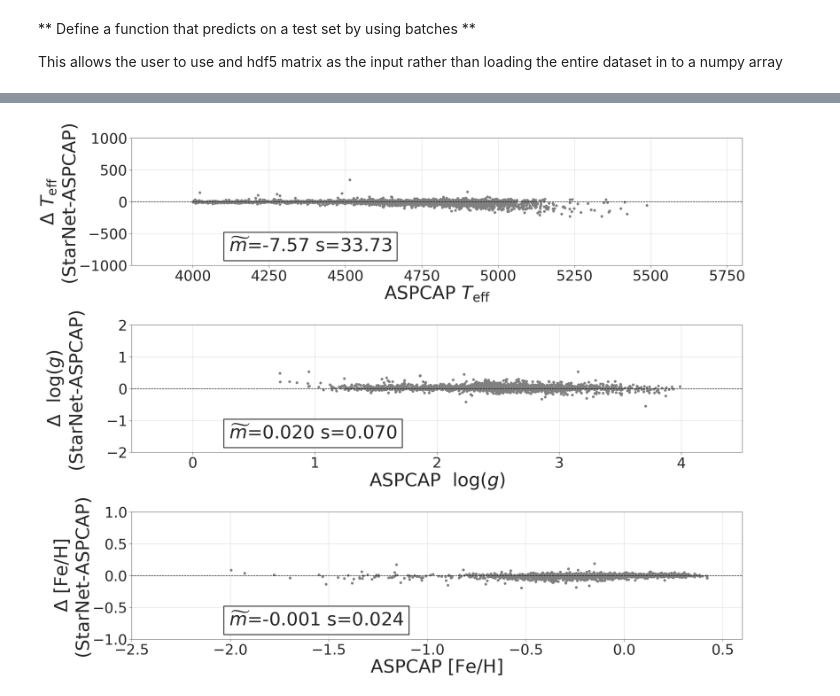
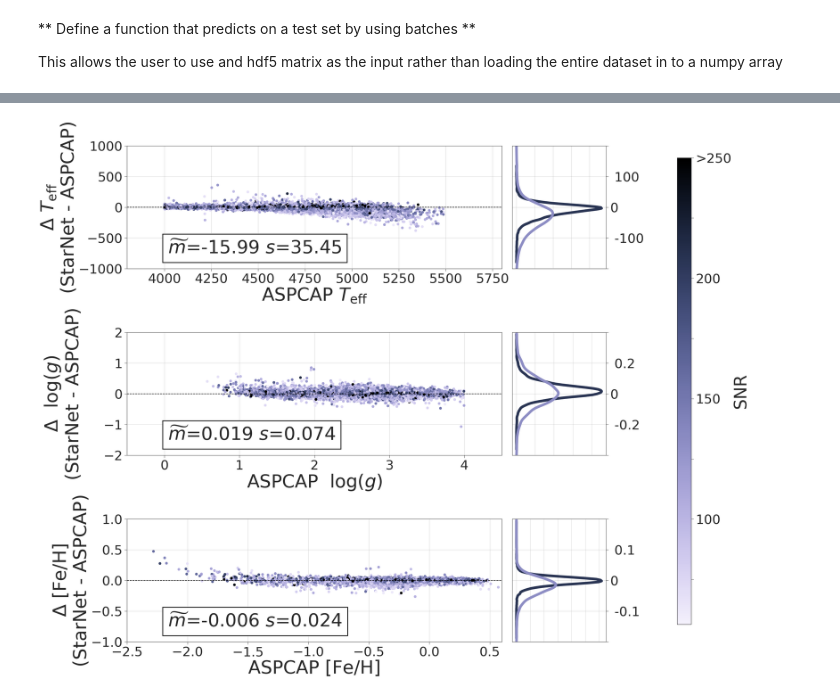
Before and after one commit to astroai/starnet, a Jupyter notebook: 5_Test_Model.ipynb, the cells around one changed output, grey strips where cells are left out. Saved outputs shown, nothing was run; the diff lists cells and outputs as text; code cells hidden in the pictures.

```diff
--- a/5_Test_Model.ipynb
+++ b/5_Test_Model.ipynb
@@ -18,7 +17,7 @@ import h5py
 import time
 from matplotlib import gridspec
 
-datadir = '/data/stars/'#'/home/ubuntu/starnet_data/'
+datadir = '/home/ubuntu/starnet_data/'
 # %% [output]
 Using TensorFlow backend.
 # %% [markdown]
@@ -46,9 +45,7 @@ def get_data(filename):
 # %% [markdown]
 **Load test data and model**
 # %%
-test_1_ap_ids, test_1_snr, test_1_spectra, test_1_labels = get_data('high_snr_test_data.h5')
-print('High S/N test set contains '  + str(len(test_1_spectra))+' stars')
-test_2_ap_ids, test_2_snr, test_2_spectra, test_2_labels = get_data('low_snr_test_data.h5')
-print('Low S/N test set contains '  + str(len(test_2_spectra))+' stars')
+test_ap_ids, test_snr, test_spectra, test_labels = get_data('test_data.h5')
+print('Test set contains '  + str(len(test_spectra))+' stars')
 model = keras.models.load_model(datadir + 'starnet_cnn.h5')
 # %% [output]
@@ -72,6 +68,5 @@ def batch_predictions(model, spectra, batch_size, denormalize):
 # %%
 time1 = time.time()
-test_1_pred = batch_predictions(model, test_1_spectra, 500, denormalize)
-test_2_pred = batch_predictions(model, test_2_spectra, 500, denormalize)
-print("{0:.2f}".format(time.time()-time1)+' seconds to make '+str(len(test_1_spectra)+len(test_2_spectra))+' predictions')
+test_predictions = batch_predictions(model, test_spectra, 500, denormalize)
+print("{0:.2f}".format(time.time()-time1)+' seconds to make '+str(len(test_spectra))+' predictions')
 # %% [output]
@@ -89,52 +84,104 @@ plt.rcParams['axes.grid']=True
 plt.rcParams['grid.color']='gray'
 plt.rcParams['grid.alpha']='0.4'
 # %%
-all_targets = test_1_labels
-all_pred = test_1_pred
+all_targets = test_labels
+all_pred = test_predictions
+z = test_snr
+z[z>250]=250
 
 x_lab='ASPCAP'
 y_lab='StarNet'
+
 
 resid = all_pred - all_targets
 bias = np.median(resid, axis=0)
 scatter = np.std(resid, axis=0)
 
-#r2 = r2_score(all_targets, all_pred,multioutput='raw_values')
+indices_a = np.where(z>=150)
+indices_b = np.where(z<100)
+resid_a = resid[indices_a,:]
+resid_b = resid[indices_b,:]
+
+
+cmap = sns.cubehelix_palette(8, start=2.8, rot=.1, dark=0, light=.95, as_cmap=True)
 
 lims = [[(3800,5800),(-0.50,4.50),(-2.5,0.6)],[(-1000,1000),(-2.0,2.0),(-1.,1.)]]
+ditribution_lims = [(-200,200),(-0.4,0.4),(-0.2,0.2)]
 
 fig = plt.figure(figsize=(38, 30))
-gs = gridspec.GridSpec(3, 1)
+gs = gridspec.GridSpec(3, 2,  width_ratios=[4., 1])
+
 
 for i in range(num_labels):
 
     ax0 = plt.subplot(gs[i,0])
-    points = ax0.scatter(all_targets[:,i], resid[:,i], c='gray', s=100)
+    points = ax0.scatter(all_targets[:,i], resid[:,i], c=z, s=100, cmap=cmap)
 
-    ax0.set_xlabel(x_lab + ' ' + label_names[i], fontsize=70)
+    ax0.set_xlabel('ASPCAP ' + label_names[i], fontsize=70)
     if i==1:
-        ax0.set_ylabel('$\Delta$ ' + label_names[i] + '\n('+y_lab+'-'+x_lab+')\n', fontsize=70)
+        ax0.set_ylabel('$\Delta$ ' + label_names[i]+ '\n('+y_lab+' - '+x_lab+')\n', fontsize=70)
     else:
-        ax0.set_ylabel('$\Delta$ ' + label_names[i] + '\n('+y_lab+'-'+x_lab+')', fontsize=70)
+        ax0.set_ylabel('$\Delta$ ' + label_names[i]+ '\n('+y_lab+' - '+x_lab+')', fontsize=70)
 
-    ax0.tick_params(labelsize=55,width=1,length=10)
+    ax0.tick_params(labelsize=50, width=1, length=10)
     ax0.set_xlim(lims[0][i])
     ax0.set_ylim(lims[1][i])
     ax0.plot([lims[0][i][0],lims[0][i][1]], [0,0], 'k--', lw=2)
 
+    xmin, xmax = ditribution_lims[i]
 
-    bbox_props = dict(boxstyle='square,pad=0.3', fc='w', ec='k', lw=3)
+    y_a = resid_a[0,:,i][(resid_a[0,:,i]>=xmin)&(resid_a[0,:,i]<=xmax)]
+    y_b = resid_b[0,:,i][(resid_b[0,:,i]>=xmin)&(resid_b[0,:,i]<=xmax)]
+
+    ax1 = plt.subplot(gs[i,1])
+    a = sns.distplot(y_a, vertical=True,hist=False, rug=False, ax=ax1,kde_kws={"color": cmap(200), "lw": 10})
+    b = sns.distplot(y_b,vertical=True,hist=False, rug=False, ax=ax1,kde_kws={"color": cmap(100), "lw": 10})
+
+    a.set_ylim(ditribution_lims[i])
+    b.set_ylim(ditribution_lims[i])
+
+    ax1.tick_params(
+    axis='x',
+    which='both',
+    bottom='off',
+    top='off',
+    labelbottom='off',width=1,length=10)
+
+    ax1.tick_params(
+    axis='y',
+    which='both',
+    left='off',
+    right='on',
+    labelleft='off',
+    labelright='on',
+    labelsize=50,width=1,length=10)
+
+    ax1.set_yticklabels([' ',' '+str(ditribution_lims[i][0]/2),'0',' '+str(ditribution_lims[i][1]/2),' '])
+
+    bbox_props = dict(boxstyle="square,pad=0.3", fc="w", ec="k", lw=3)
+
+
     if i==0:
-        plt.figtext(0.27, (1-((i*0.332)+0.24)),
-                    '$\widetilde{m}$=' +'{0:.2f}'.format(bias[i])+' s=' + '{0:.2f}'.format(scatter[i]),
+        plt.figtext(0.185, (1-((i*0.332)+0.24)),
+                    '$\widetilde{m}$='+'{0:.2f}'.format(bias[i])+' $s$='+'{0:.2f}'.format(scatter[i]),
                     size=70, bbox=bbox_props)
     else:
-        plt.figtext(0.27, (1-((i*0.332)+0.24)),
-                    '$\widetilde{m}$=' +'{0:.3f}'.format(bias[i])+' s=' + '{0:.3f}'.format(scatter[i]),
+        plt.figtext(0.185, (1-((i*0.332)+0.24)),
+                    '$\widetilde{m}$='+'{0:.3f}'.format(bias[i])+' $s$='+'{0:.3f}'.format(scatter[i]),
                     size=70, bbox=bbox_props)
 
+cbar_ax = fig.add_axes([0.9, 0.1, 0.02, 0.83])
+fig.colorbar(points,cax=cbar_ax)
+cbar = fig.colorbar(points, cax=cbar_ax, extend='neither', spacing='proportional', orientation='vertical', format="%.0f")
+cbar.set_label('SNR', size=65)
+cbar.ax.tick_params(labelsize=50,width=1,length=10)
+
+cbar_ax.set_yticklabels(['','100','','150','','200','','>250'])
+
+
 plt.tight_layout()
+fig.subplots_adjust(right=0.8)
 
 plt.show()
 # %% [output]
-[figure, old version]
+[figure, new version]
```
Also changed, not shown: parts of 7 cells of this notebook, 5 other files.
